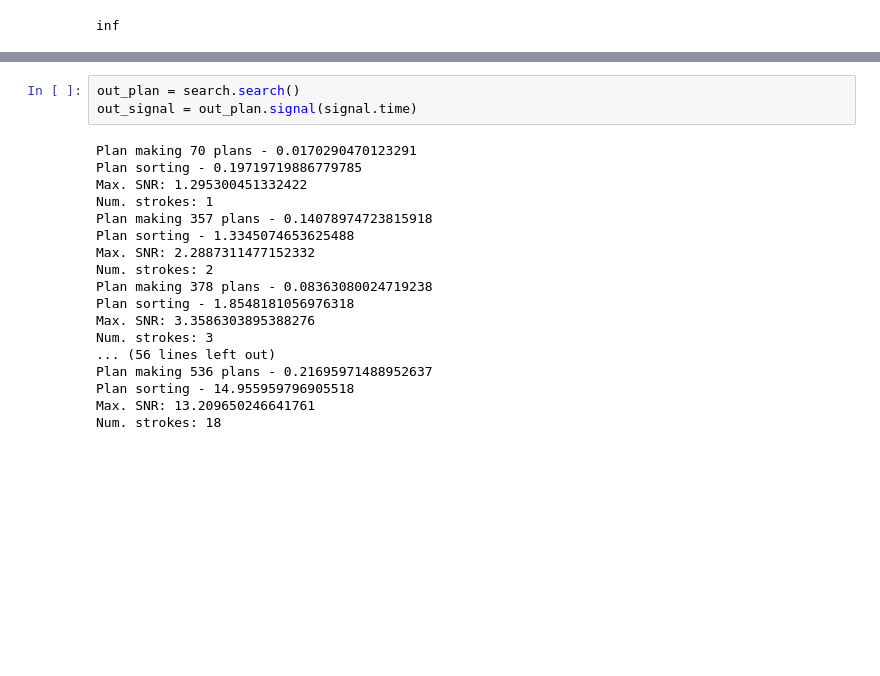
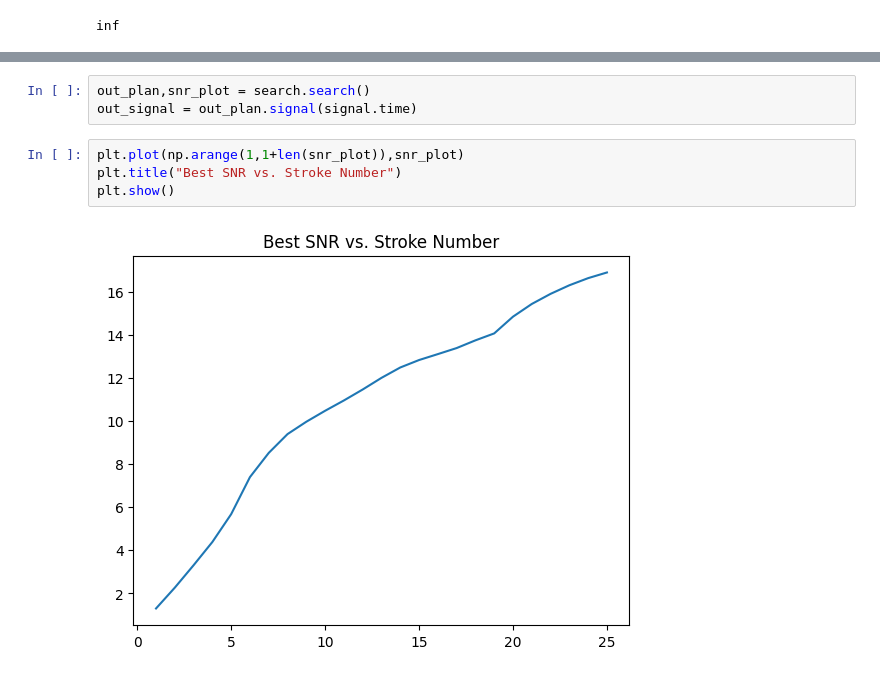
Before and after one commit to andrew-healey/sigma-lognormal, a Jupyter notebook: debug.ipynb, the cells around one changed output, grey strips where cells are left out. Saved outputs shown, nothing was run; the diff lists cells and outputs as text; blank space fills up the shorter version.

```diff
--- a/debug.ipynb
+++ b/debug.ipynb
@@ -93,21 +92,9 @@ plot_signals([signal,suggest_plan.signal(signal.time)])
 # %%
-out_plan = search.search()
+out_plan,snr_plot = search.search()
 out_signal = out_plan.signal(signal.time)
-# %% [output]
-Plan making 70 plans - 0.0170290470123291
-Plan sorting - 0.19719719886779785
-Max. SNR: 1.295300451332422
-Num. strokes: 1
-Plan making 357 plans - 0.14078974723815918
-Plan sorting - 1.3345074653625488
-Max. SNR: 2.2887311477152332
-Num. strokes: 2
-Plan making 378 plans - 0.08363080024719238
-Plan sorting - 1.8548181056976318
-Max. SNR: 3.3586303895388276
-Num. strokes: 3
-... (56 lines left out)
-Plan making 536 plans - 0.21695971488952637
-Plan sorting - 14.955959796905518
-Max. SNR: 13.209650246641761
-Num. strokes: 18
+# %%
+plt.plot(np.arange(1,1+len(snr_plot)),snr_plot)
+plt.title("Best SNR vs. Stroke Number")
+plt.show()
+# %% [output]
+[figure, added]
```
Also changed, not shown: parts of 16 cells of this notebook, 8 other files.
